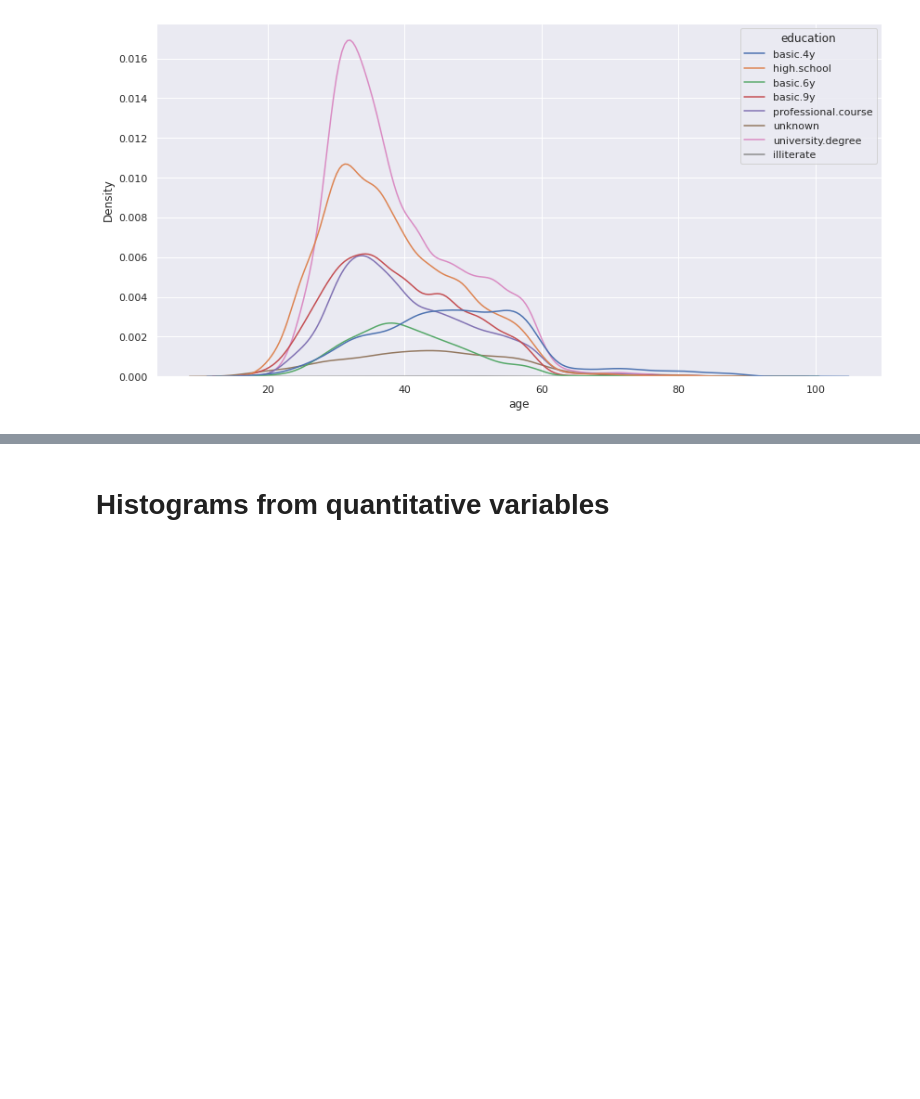
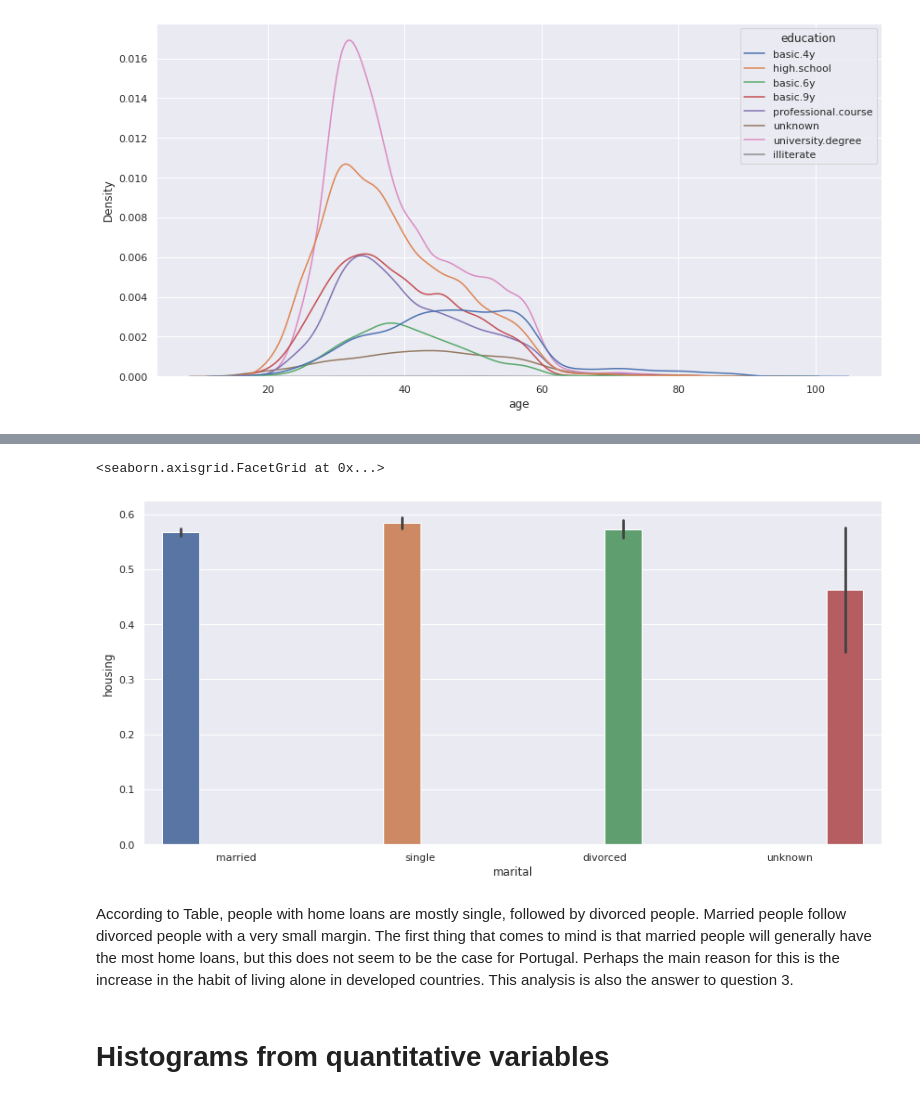
Before and after one commit to fatihardazengin/Bank-Marketing, a Jupyter notebook: bank-marketing-in-progress.ipynb, the cells around one changed output, grey strips where cells are left out. Saved outputs shown, nothing was run; the diff lists cells and outputs as text; code cells hidden in the pictures; blank space fills up the shorter version.

```diff
--- a/bank-marketing-in-progress.ipynb
+++ b/bank-marketing-in-progress.ipynb
@@ -236,0 +303,4 @@ sns.kdeplot(data=bdata, x="age", hue="education")
+# %%
+nbdata['housing']=nbdata['housing'].map(
+                   {'yes':1 ,'no':0 ,'unknown': 2 })
+nbdata.head()
@@ -237,3 +315,14 @@ sns.kdeplot(data=bdata, x="age", hue="education")
+# %%
+sns.catplot(x="marital", y="housing", hue="marital", kind="bar", data=nbdata ,height=6,aspect=2,legend=False, )
+# %% [output]
+<seaborn.axisgrid.FacetGrid at 0x...>
+[figure, added]
+# %% [markdown]
+According to Table, people with home loans are mostly single, followed by divorced people. Married people
+follow divorced people with a very small margin. The first thing that comes to mind is that married people
+will generally have the most home loans, but this does not seem to be the case for Portugal. Perhaps the main
+reason for this is the increase in the habit of living alone in developed countries. This analysis is also the
+answer to question 3.
 # %% [markdown]
 # **Histograms from quantitative variables**
 # %%
```
Also changed, not shown: parts of 52 cells of this notebook.
